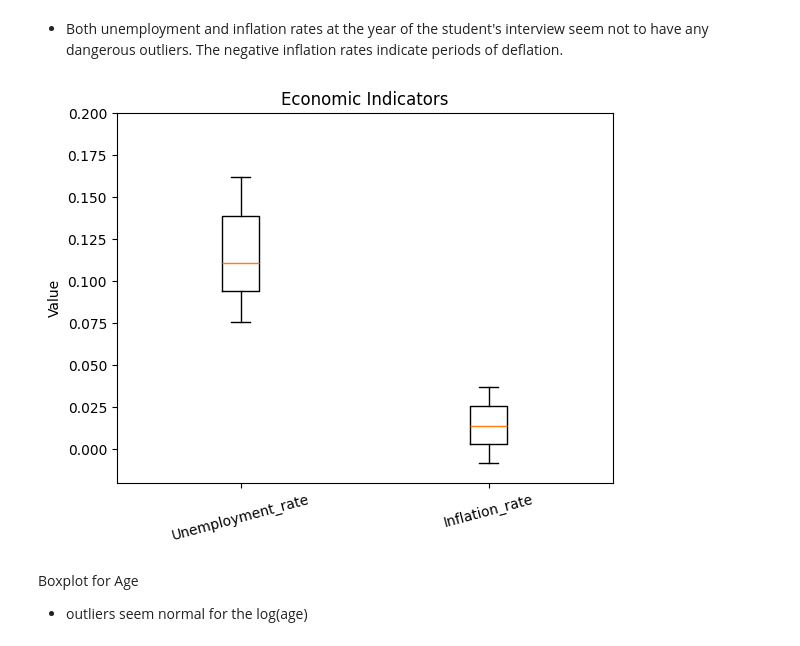
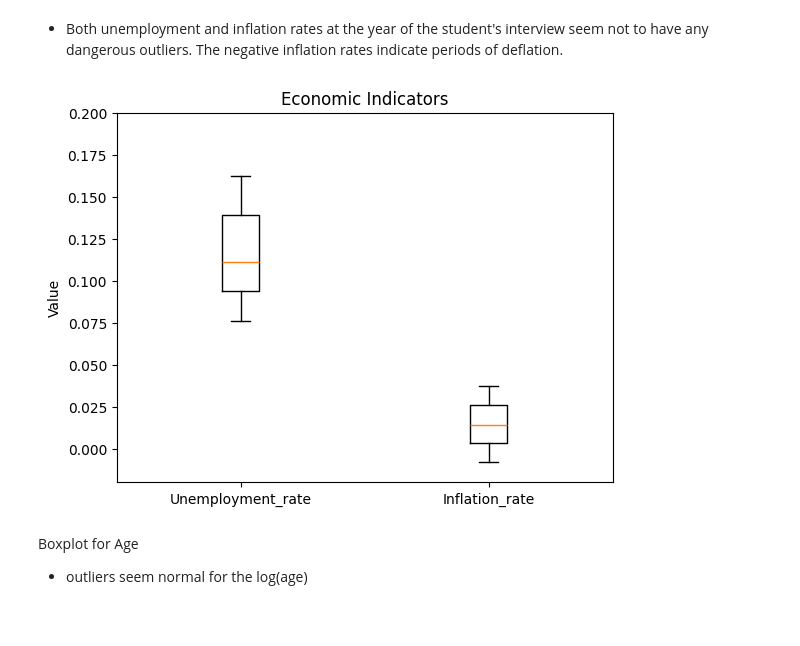
Before and after one commit to KaterynaTekmenzhi/CapstoneProject2025, a Jupyter notebook: Portugal_Data_Explore.ipynb, the cells around one changed output. Cells and saved outputs as stored; diff of their text form; code cells hidden in the pictures; blank space fills up the shorter version.

```diff
--- a/Portugal_Data_Explore.ipynb
+++ b/Portugal_Data_Explore.ipynb
@@ -79,11 +79,13 @@ print(df.head())
 #Renaming Mother and Father variables
 
 df.columns = df.columns.str.replace(' ', '_')
+df.columns = df.columns.str.strip()
 df.rename(columns={
     "Mother's_occupation": "Mother_occupation",
     "Mother's_qualification": "Mother_qualification",
     "Father's_occupation": "Father_occupation",
-    "Father's_qualification": "Father_qualification"
+    "Father's_qualification": "Father_qualification",
+    "Daytime/evening attendance/\t":"Daytime/evening attendance"
 }, inplace=True)
 
 
@@ -289,18 +291,17 @@ plt.show()
 # %%
 data_dict = {
     "Unemployment_rate": df["Unemployment_rate"],
     "Inflation_rate": df["Inflation_rate"]
 }
 
 # Creating the boxplot
 plt.boxplot(data_dict.values(), labels=data_dict.keys())
 plt.title("Economic Indicators")
 plt.ylabel("Value")
-plt.xticks(rotation=15)
 plt.ylim(-0.02, 0.20)
 plt.show()
 # %% [output]
-[figure, old version]
+[figure, new version]
 # %% [markdown]
 Boxplot for Age
 - outliers seem normal for the log(age)
```
Also changed, not shown: parts of 9 cells of this notebook.
